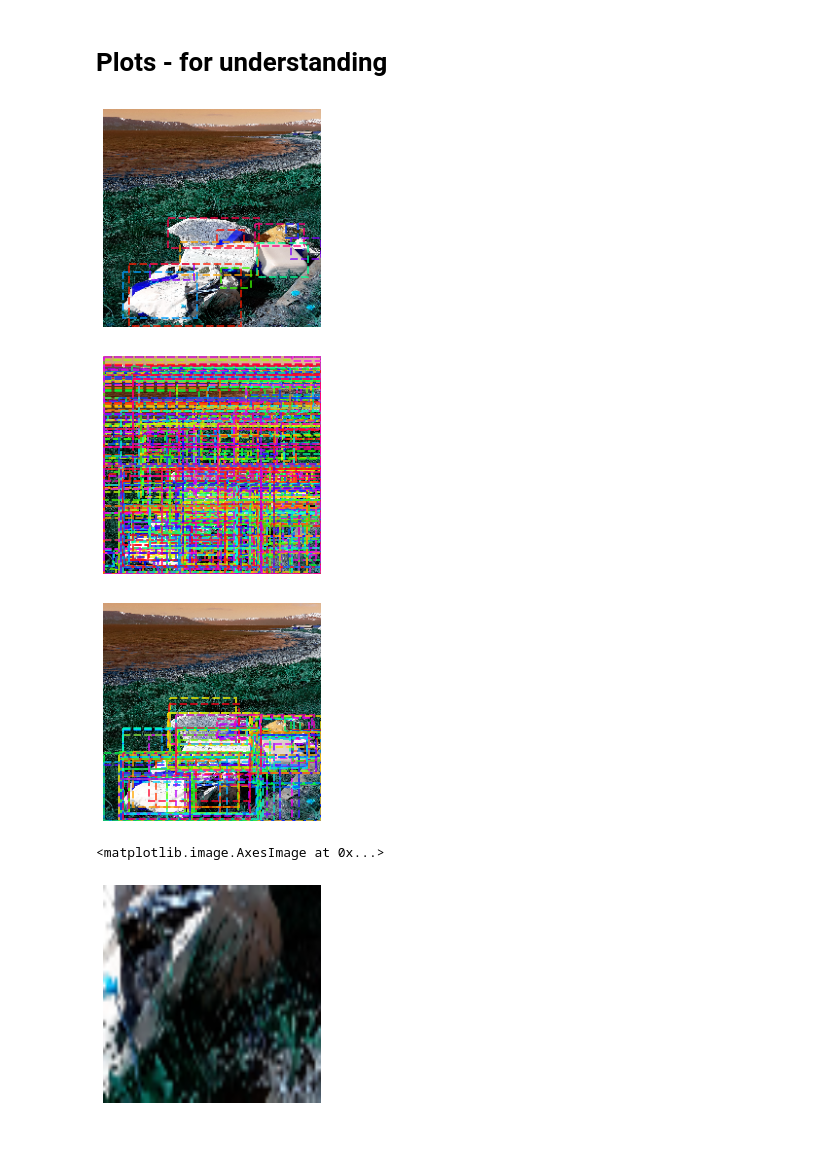
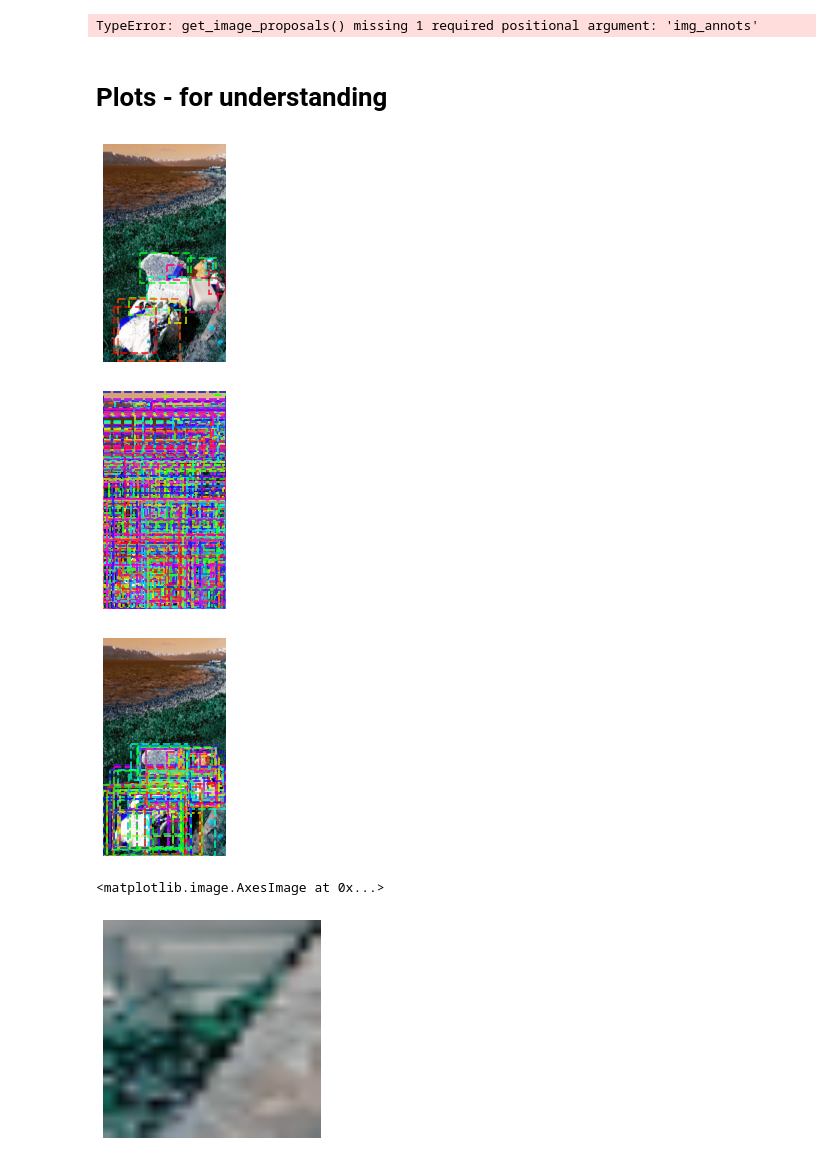
Before and after one commit to marcoplacenti/DeepLearning-in-ComputerVision, a Jupyter notebook: project-1.2/object_detection.ipynb, the cells around one changed output. Cells and saved outputs as stored; diff of their text form; code cells hidden in the pictures.

Commit message:
corrected picture sizes and bug

```diff
--- a/project-1.2/object_detection.ipynb
+++ b/project-1.2/object_detection.ipynb
@@ -30,8 +30,19 @@ def get_image_ground_truth(filename):
         if img['file_name'] == filename:
             my_img = deepcopy(img)
 
-    w_factor = float(image_size)/my_img['width']
-    h_factor = float(image_size)/my_img['height']
+    if my_img['width'] > 512 or my_img['height'] > 512:
+        if my_img['width'] > my_img['height']:
+            new_width = 512
+            new_height = int(my_img['height'] * (512./my_img['width']))
+        elif my_img['height'] > my_img['width']:
+            new_height = 512
+            new_width = int(my_img['width'] * (512./my_img['height']))
+        else:
+            new_width = 512
+            new_height = 512
+
+    w_factor = float(new_width)/my_img['width']
+    h_factor = float(new_height)/my_img['height']
 
     # Finding all the annotations for one image - maybe try to optimize it by using pandas?
     img_annots = {}
@@ -39,6 +50,9 @@ def get_image_ground_truth(filename):
     img_annots['bbox'] = []
     img_annots['category_id'] = []
     img_annots['supercategory'] = []
+    img_annots['orig_size'] = [my_img['width'], my_img['height']]
+    img_annots['new_size'] = [new_width, new_height]
+
     for annot in dataset['annotations']:
         if annot['image_id'] == my_img['id']:
             #print(annot['id'], annot['bbox'], annot['category_id'])#, dataset['categories']['id'][annot['id']])
@@ -55,10 +69,10 @@ def get_image_ground_truth(filename):
 # All the images have to be resized to the standard size and hence the annotation boxes coordinates
 # [x, y, w, h] = ann['bbox']
 
-def get_image_proposals(filepath):
+def get_image_proposals(filepath,img_annots):
     # Get the proposals for an image
     image = cv2.imread(filepath)
-    image = cv2.resize(image,(image_size,image_size))
+    image = cv2.resize(image,(img_annots['new_size'][0],img_annots['new_size'][1]))
     ss = cv2.ximgproc.segmentation.createSelectiveSearchSegmentation()
     ss.setBaseImage(image)
     ss.switchToSelectiveSearchFast()
@@ -122,19 +136,21 @@ def assign_category_to_proposal(prop, img_annots):
 
     return prop_categories
 
-def crop_images_to_proposals(filepath, prop, new_image_size):
+def crop_images_to_proposals(filepath, prop, new_image_size, img_annots):
     image = cv2.imread(filepath)
-    image = cv2.resize(image,(image_size,image_size))
+    image = cv2.resize(image,(img_annots['new_size'][0],img_annots['new_size'][1]))
     cropped_resized_images = []
     for box in prop:
         cropped_image = image[int(box[1]):int(box[1]+box[3]),int(box[0]):int(box[0] + box[2])]
-
-        cropped_resized_images.append(cv2.resize(cropped_image,(image_size,image_size)))
+        try:
+            cropped_resized_images.append(cv2.resize(cropped_image,(new_image_size,new_image_size)))
+        except:
+            print("The cropped image is empty")
 
     return cropped_resized_images
 # %%
 image_size = 224
-cropped_image_size = 64
+cropped_image_size = 224
 
 file_name = 'batch_11/000028.jpg'
 file_path = '/dtu/datasets1/02514/data_wastedetection/'
@@ -144,10 +160,12 @@ image = cv2.resize(image,(image_size,image_size))
 
 img_annots = get_image_ground_truth(file_name)
 
-prop = get_image_proposals(file_path + file_name)
+image = cv2.resize(image,(img_annots['new_size'][0],img_annots['new_size'][1]))
+
+prop = get_image_proposals(file_path + file_name, img_annots)
 prop_categories = assign_category_to_proposal(prop, img_annots)
-cropped_resized_images = crop_images_to_proposals(file_path + file_name, prop, new_image_size=cropped_image_size)
-cropped_resized_images_ground_truth = crop_images_to_proposals(file_path + file_name,img_annots['bbox'], new_image_size=cropped_image_size)
+cropped_resized_images = crop_images_to_proposals(file_path + file_name, prop, cropped_image_size, img_annots)
+cropped_resized_images_ground_truth = crop_images_to_proposals(file_path + file_name,img_annots['bbox'], cropped_image_size, img_annots)
 # Images and labels for one picture
 data = (cropped_resized_images, prop_categories)
 data_ground_truth = (cropped_resized_images_ground_truth, img_annots['supercategory'])
@@ -166,6 +204,8 @@ for img in dataset['images']:
 
     data_images = data_images + cropped_resized_images + cropped_resized_images_ground_truth
     data_labels = data_labels + prop_categories + img_annots['supercategory']
+# %% [output]
+TypeError: get_image_proposals() missing 1 required positional argument: 'img_annots'
 # %%
 # Divide now into train, test and validate
 # Create batches, so that we have 75% background and 25% detections
@@ -179,7 +219,6 @@ plt.imshow(image)
 
 # Show annotations
 for box in img_annots['bbox']:
-    #print(box)
     color = colorsys.hsv_to_rgb(np.random.random(),1,1)
 
     rect = Rectangle((box[0],box[1]),box[2],box[3],linewidth=2,edgecolor=color,
@@ -188,7 +227,7 @@ for box in img_annots['bbox']:
 
 plt.show()
 # %% [output]
-[figure, old version]
+[figure, new version]
 # %%
 fig,ax = plt.subplots(1)
 plt.axis('off')
@@ -205,27 +244,27 @@ for box in prop:
 
 plt.show()
 # %% [output]
-[figure, old version]
+[figure, new version]
 # %%
 fig,ax = plt.subplots(1)
 plt.axis('off')
 plt.imshow(image)
 
 # Show annotations
 j = 0
 for box in prop:
-    if prop_categories[j] != 999:
+    if prop_categories[j] != 'background':
         #print(box)
         color = colorsys.hsv_to_rgb(np.random.random(),1,1)
 
         rect = Rectangle((box[0],box[1]),box[2],box[3],linewidth=2,edgecolor=color,
                         facecolor='none', alpha=0.7, linestyle = '--')
         ax.add_patch(rect)
     j+=1
 
 plt.show()
 # %% [output]
-[figure, old version]
+[figure, new version]
 # %%
 # Plot one of the cropped and resized images
 fig,ax = plt.subplots(1)
@@ -233,4 +272,4 @@ plt.axis('off')
 plt.imshow(cropped_resized_images[15])
 # %% [output]
 <matplotlib.image.AxesImage at 0x...>
-[figure, old version]
+[figure, new version]
```
Also changed, not shown: parts of 1 cell of this notebook.
